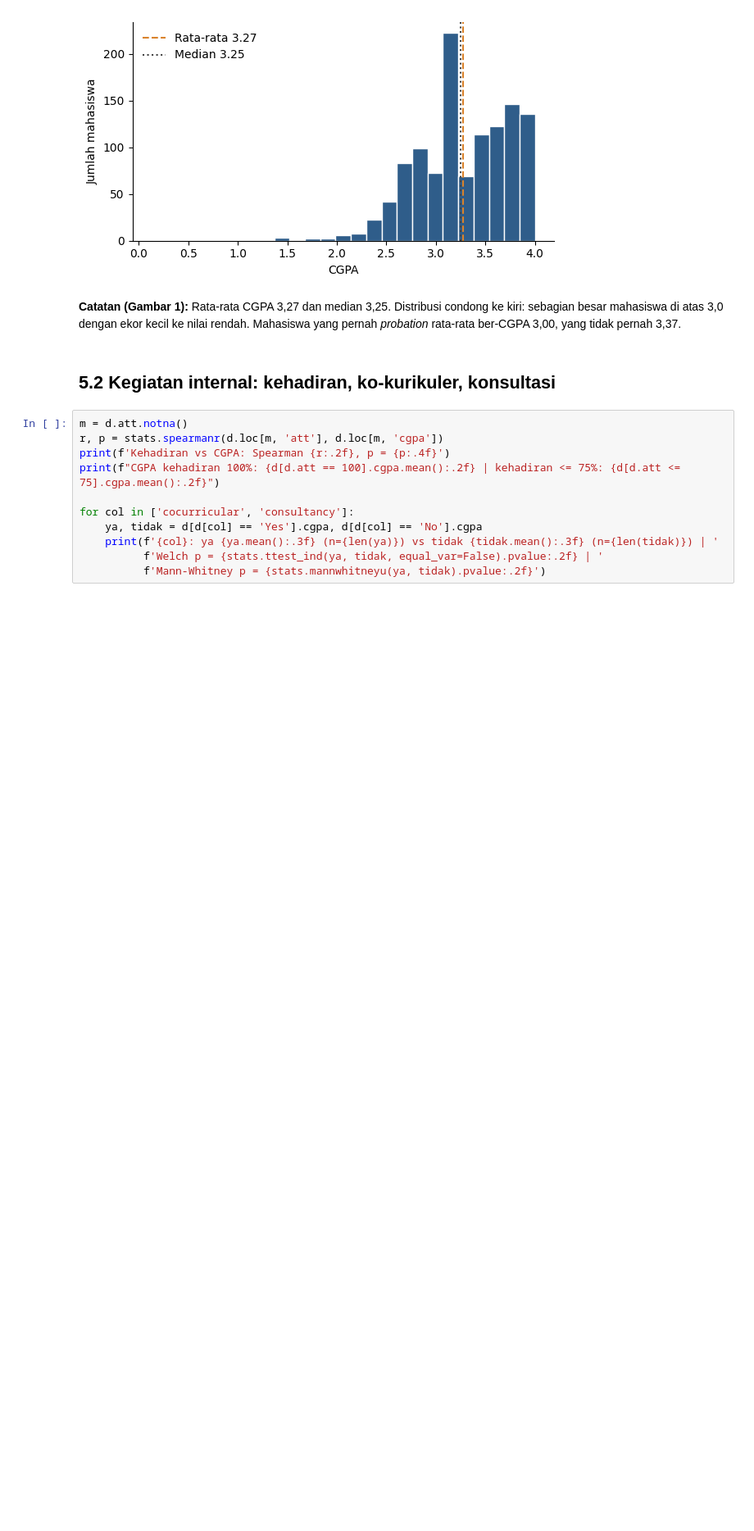
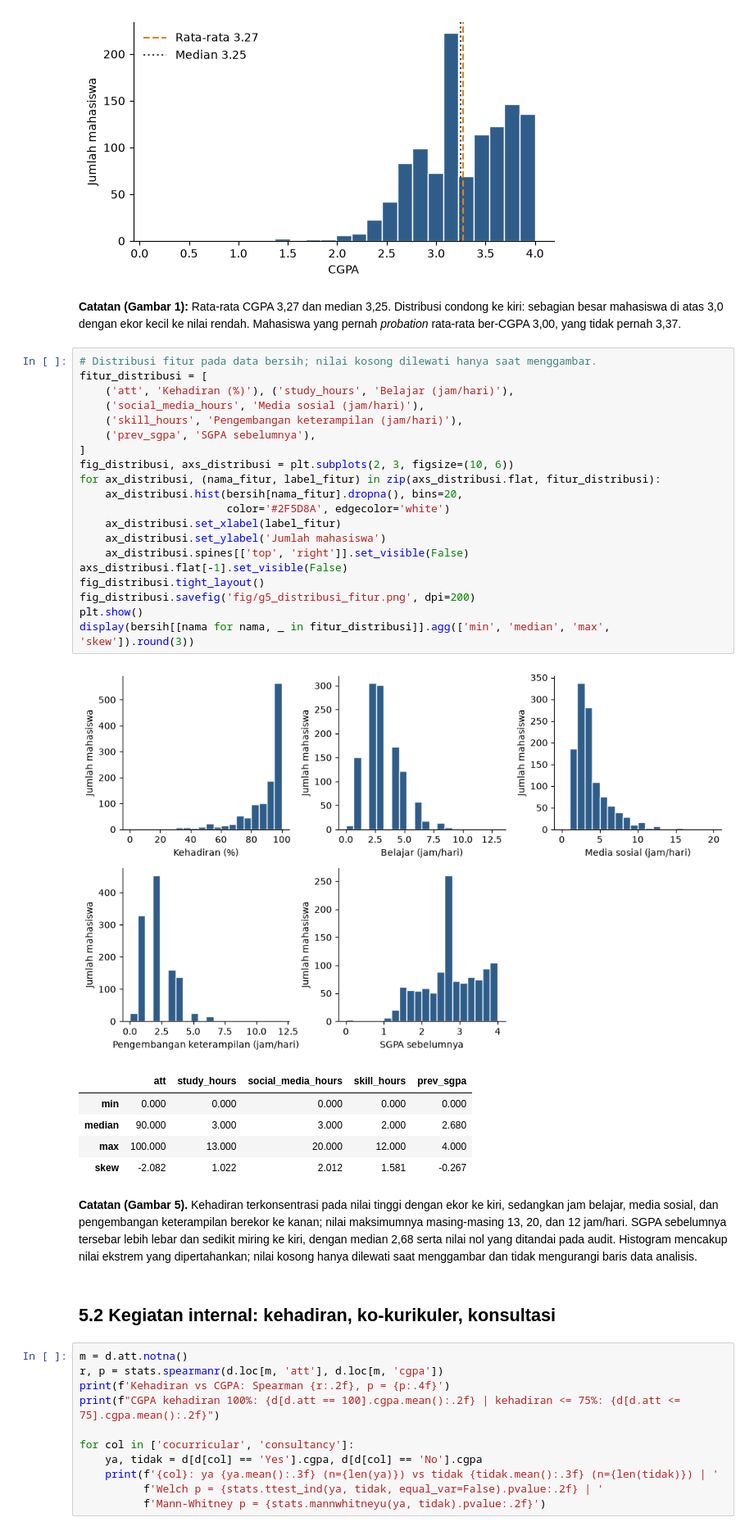
Before and after one commit to restufrmnsyh/ProjectAkhirDataScience, a Jupyter notebook: Project_DataScience.ipynb, the cells around one changed output. Shown at 82% size. Drawn from its saved outputs; the diff is of its cells as text; blank space fills up the shorter version.

```diff
--- a/Project_DataScience.ipynb
+++ b/Project_DataScience.ipynb
@@ -437,6 +470,35 @@ Name: cgpa, dtype: float64
 [figure]
 # %% [markdown]
 **Catatan (Gambar 1):** Rata-rata CGPA 3,27 dan median 3,25. Distribusi condong ke kiri: sebagian besar mahasiswa di atas 3,0 dengan ekor kecil ke nilai rendah. Mahasiswa yang pernah *probation* rata-rata ber-CGPA 3,00, yang tidak pernah 3,37.
+# %%
+# Distribusi fitur pada data bersih; nilai kosong dilewati hanya saat menggambar.
+fitur_distribusi = [
+    ('att', 'Kehadiran (%)'), ('study_hours', 'Belajar (jam/hari)'),
+    ('social_media_hours', 'Media sosial (jam/hari)'),
+    ('skill_hours', 'Pengembangan keterampilan (jam/hari)'),
+    ('prev_sgpa', 'SGPA sebelumnya'),
+]
+fig_distribusi, axs_distribusi = plt.subplots(2, 3, figsize=(10, 6))
+for ax_distribusi, (nama_fitur, label_fitur) in zip(axs_distribusi.flat, fitur_distribusi):
+    ax_distribusi.hist(bersih[nama_fitur].dropna(), bins=20,
+                       color='#2F5D8A', edgecolor='white')
+    ax_distribusi.set_xlabel(label_fitur)
+    ax_distribusi.set_ylabel('Jumlah mahasiswa')
+    ax_distribusi.spines[['top', 'right']].set_visible(False)
+axs_distribusi.flat[-1].set_visible(False)
+fig_distribusi.tight_layout()
+fig_distribusi.savefig('fig/g5_distribusi_fitur.png', dpi=200)
+plt.show()
+display(bersih[[nama for nama, _ in fitur_distribusi]].agg(['min', 'median', 'max', 'skew']).round(3))
+# %% [output]
+[figure, added]
+|  | att | study_hours | social_media_hours | skill_hours | prev_sgpa |
+| min | 0.000 | 0.000 | 0.000 | 0.000 | 0.000 |
+| median | 90.000 | 3.000 | 3.000 | 2.000 | 2.680 |
+| max | 100.000 | 13.000 | 20.000 | 12.000 | 4.000 |
+| skew | -2.082 | 1.022 | 2.012 | 1.581 | -0.267 |
+# %% [markdown]
+**Catatan (Gambar 5).** Kehadiran terkonsentrasi pada nilai tinggi dengan ekor ke kiri, sedangkan jam belajar, media sosial, dan pengembangan keterampilan berekor ke kanan; nilai maksimumnya masing-masing 13, 20, dan 12 jam/hari. SGPA sebelumnya tersebar lebih lebar dan sedikit miring ke kiri, dengan median 2,68 serta nilai nol yang ditandai pada audit. Histogram mencakup nilai ekstrem yang dipertahankan; nilai kosong hanya dilewati saat menggambar dan tidak mengurangi baris data analisis.
 # %% [markdown]
 ## 5.2 Kegiatan internal: kehadiran, ko-kurikuler, konsultasi
 # %%
```
Also changed, not shown: parts of 12 cells of this notebook, 2 other files.
